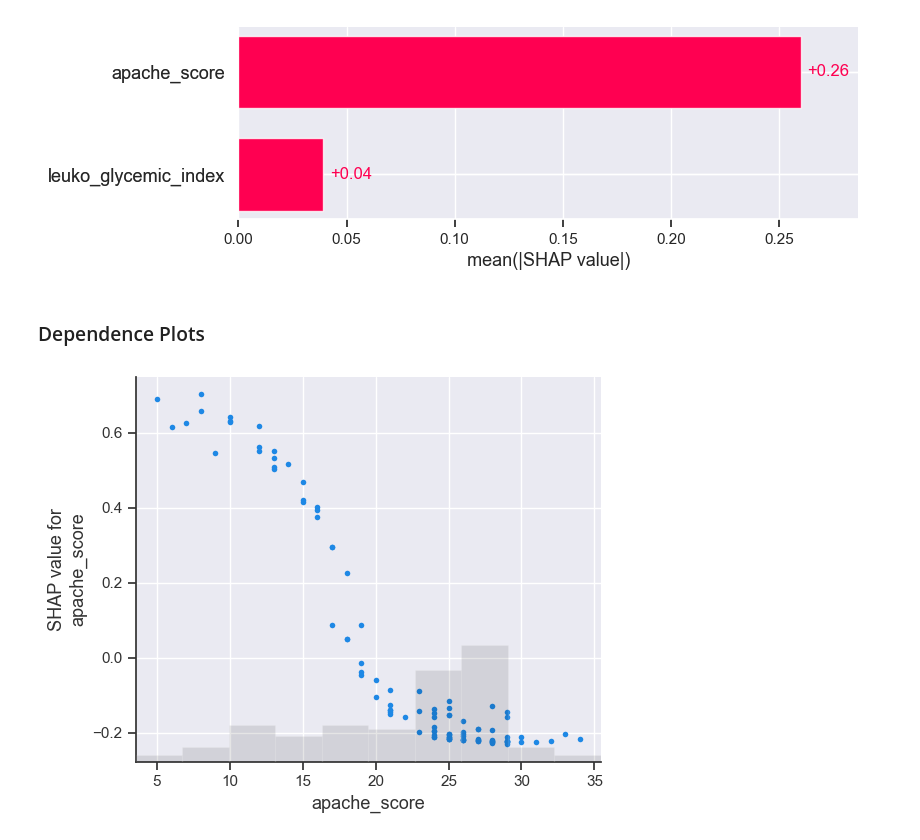
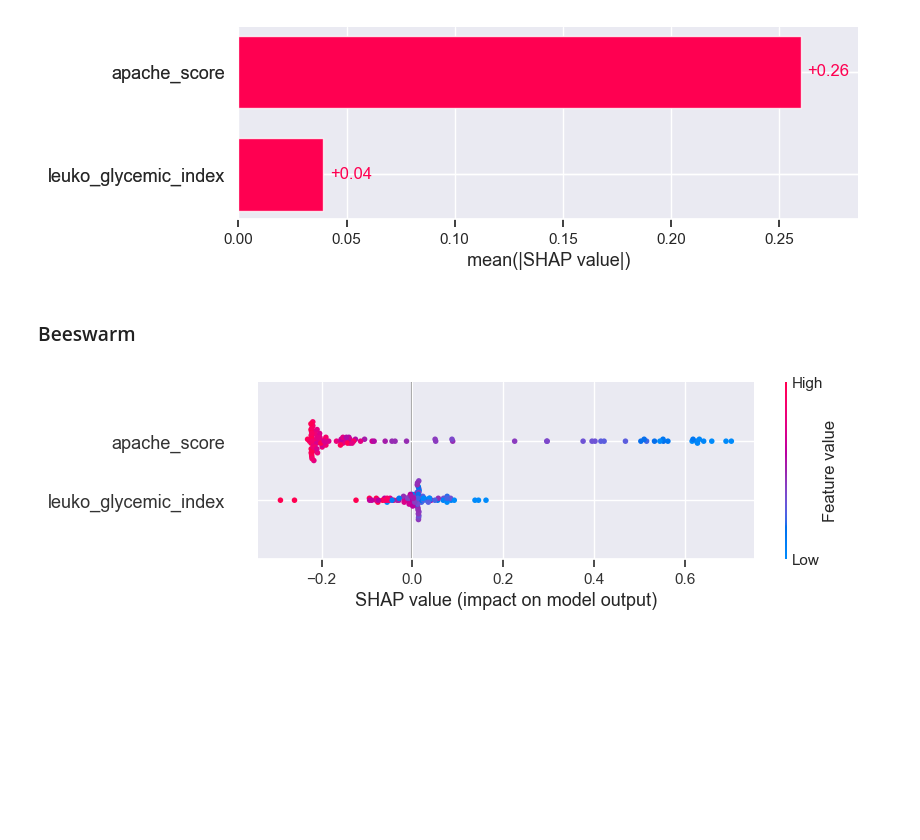
Before and after one commit to serize02/leuko-ml, a Jupyter notebook: notebooks/03_shap.ipynb, the cells around one changed output. Drawn from its saved outputs; the diff is of its cells as text; code cells hidden in the pictures; blank space fills up the shorter version.

Commit message:
doc: shap

```diff
--- a/notebooks/03_shap.ipynb
+++ b/notebooks/03_shap.ipynb
@@ -40,9 +48,9 @@ shap.plots.waterfall(shap_values[0])
 shap.plots.bar(shap_values)
 # %% [output]
 [figure]
-# %% [markdown]
-### Dependence Plots
+# %% [markdown]
+### Beeswarm
 # %%
-shap.plots.scatter(shap_values[:,'apache_score'])
+shap.plots.beeswarm(shap_values)
 # %% [output]
-[figure, old version]
+[figure, new version]
```
Also changed, not shown: parts of 3 cells of this notebook, 1 other file.
